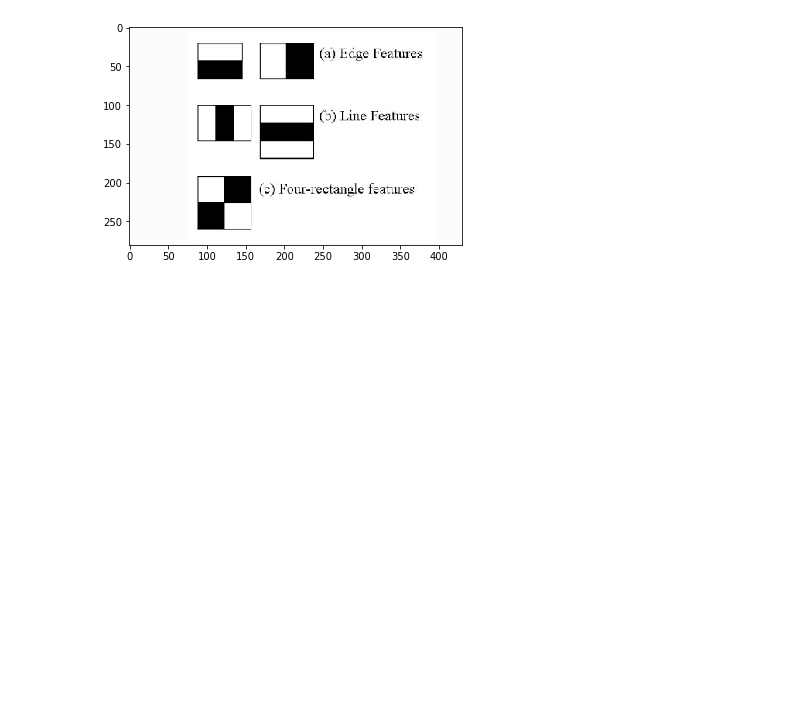
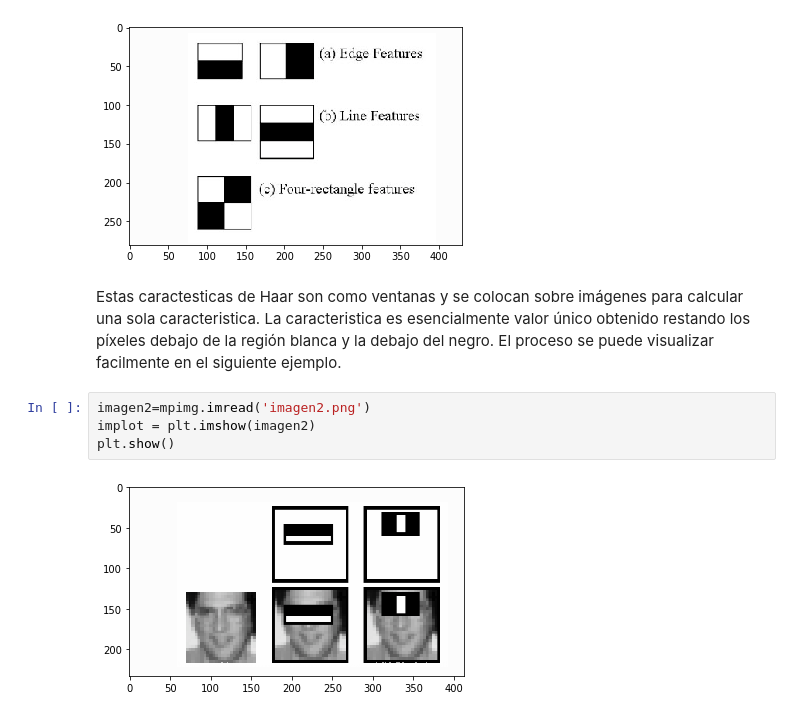
Before and after one commit to Edgar974/IA-CLASE-M5, a Jupyter notebook: PrácticaDeteccionFacial.ipynb, the cells around one changed output. Drawn from its saved outputs; the diff is of its cells as text; blank space fills up the shorter version.

```diff
--- a/PrácticaDeteccionFacial.ipynb
+++ b/PrácticaDeteccionFacial.ipynb
@@ -42,3 +42,11 @@ implot = plt.imshow(imagen1)
 plt.show()
 # %% [output]
 [figure]
+# %% [markdown]
+Estas caractesticas de Haar son como ventanas y se colocan sobre imágenes para calcular una sola caracteristica. La caracteristica es esencialmente valor único obtenido restando los píxeles debajo de la región blanca y la debajo del negro. El proceso se puede visualizar facilmente en el siguiente ejemplo.
+# %%
+imagen2=mpimg.imread('imagen2.png')
+implot = plt.imshow(imagen2)
+plt.show()
+# %% [output]
+[figure, added]
```
Also changed, not shown: parts of 26 cells of this notebook.
